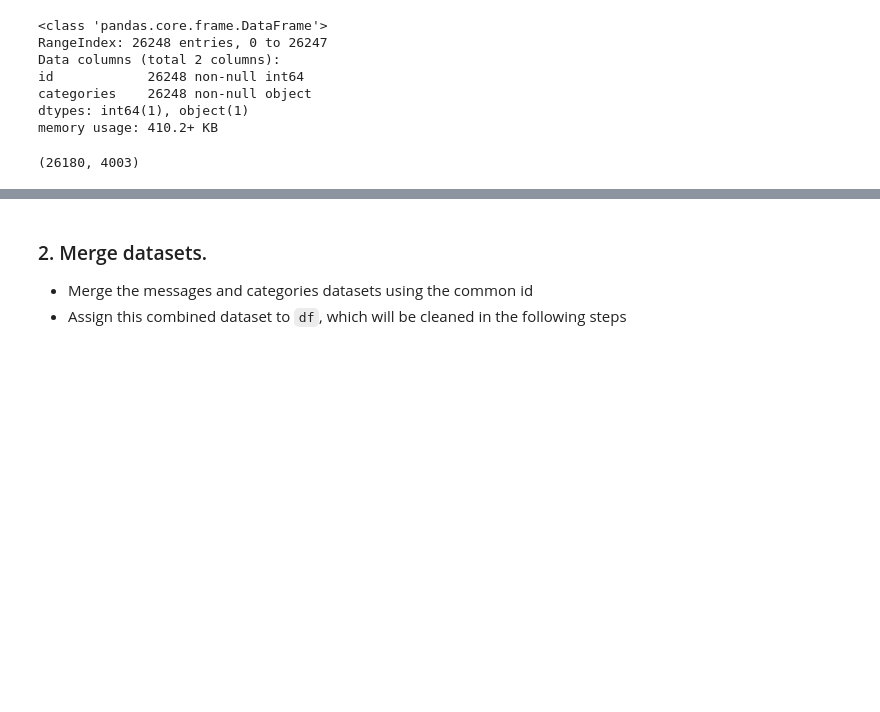
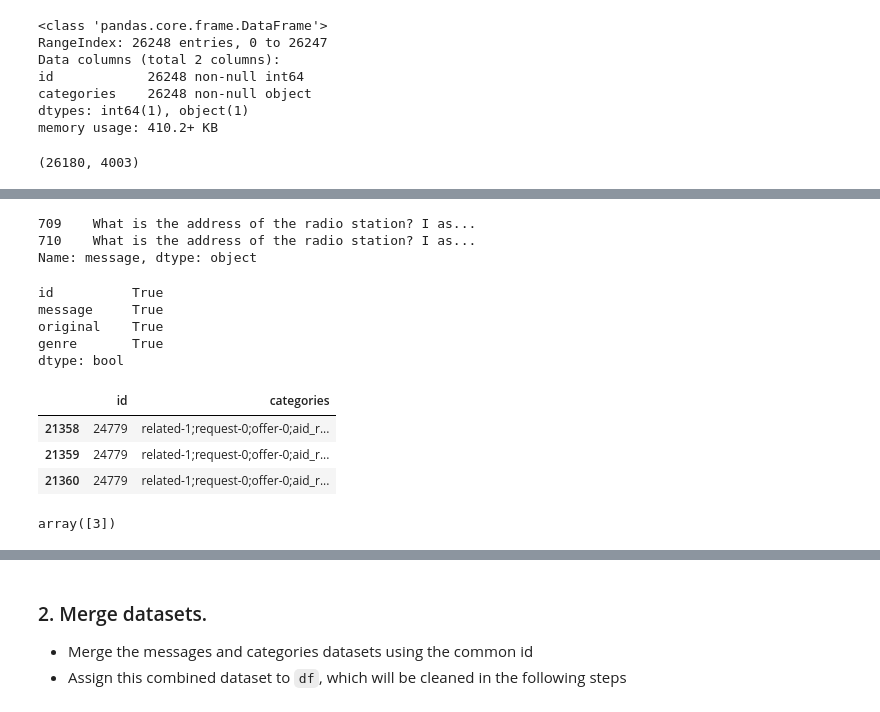
Before and after one commit to chengjiecui/Disaster_Response_Pipelines, a Jupyter notebook: ipynb/ETL Pipeline Preparation.ipynb, the cells around one changed output, grey strips where cells are left out. Saved outputs shown, nothing was run; the diff lists cells and outputs as text; code cells hidden in the pictures; blank space fills up the shorter version.

Commit message:
fix: Fix conflicting labels and tidyup comments

```diff
--- a/ipynb/ETL Pipeline Preparation.ipynb
+++ b/ipynb/ETL Pipeline Preparation.ipynb
@@ -139,0 +136,30 @@ categories.categories[0]
+# %%
+# show messages for id==862
+messages[messages.id==862].message
+# %% [output]
+709    What is the address of the radio station? I as...
+710    What is the address of the radio station? I as...
+Name: message, dtype: object
+# %%
+# two istance where id == 862 are indeed duplicates
+# but there are different labels for it
+messages[messages.id==862].iloc[0] == messages[messages.id==862].iloc[1]
+# %% [output]
+id          True
+message     True
+original    True
+genre       True
+dtype: bool
+# %%
+# only id 24779 has more than 2 instance
+categories.groupby('id').filter(lambda x: len(x) >2)
+# %% [output]
+|  | id | categories |
+| 21358 | 24779 | related-1;request-0;offer-0;aid_r... |
+| 21359 | 24779 | related-1;request-0;offer-0;aid_r... |
+| 21360 | 24779 | related-1;request-0;offer-0;aid_r... |
+# %%
+# and the categories values are duplicates(same values) for id==24779
+categories.groupby('id').filter(lambda x: len(x) >2).categories.value_counts().unique()
+# %% [output]
+array([3])
```
Also changed, not shown: parts of 46 cells of this notebook.
